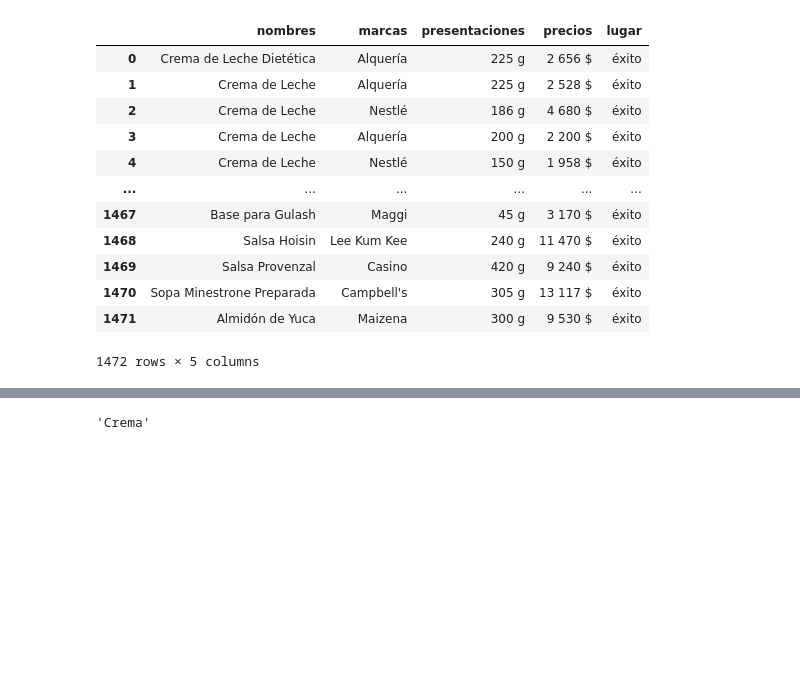
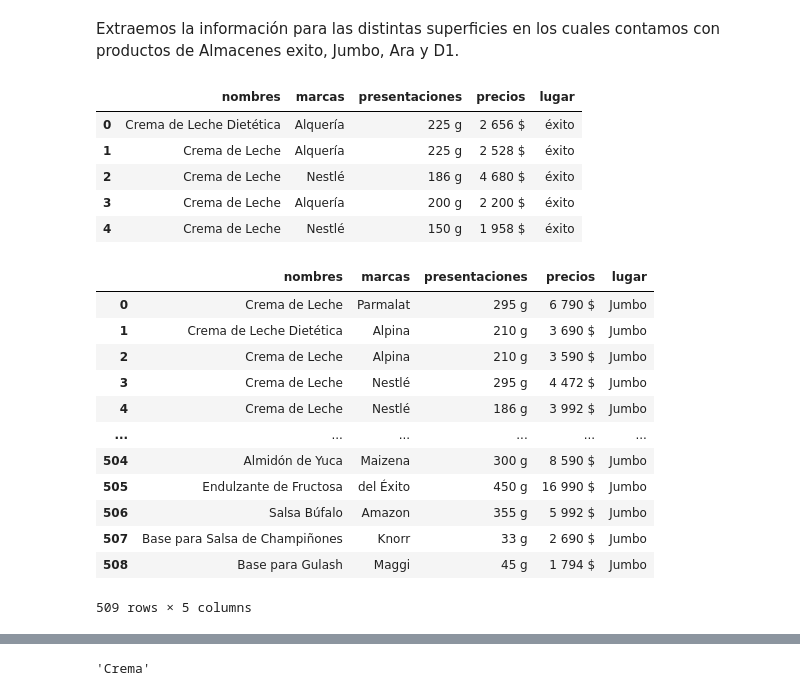
Before and after one commit to DanAndCastRod/python_DataScience, a Jupyter notebook: Listas_precios.ipynb, the cells around one changed output, grey strips where cells are left out. Drawn from its saved outputs; the diff is of its cells as text; code cells hidden in the pictures; blank space fills up the shorter version.

```diff
--- a/Listas_precios.ipynb
+++ b/Listas_precios.ipynb
@@ -2,53 +6,97 @@
 import requests
 from bs4 import BeautifulSoup
 import pandas as pd
+# %% [markdown]
+Extraemos la información para las distintas superficies en los cuales contamos con productos de Almacenes exito, Jumbo, Ara y D1.
 # %%
+#@ title Productos Exito
 nombres=[]
 marcas=[]
 presentaciones = []
 precios =[]
 lugar = []
 for i in range(1,149):
   url = 'https://losprecios.co/%C3%A9xito_t6/despensa?p={0}'
   response = requests.get(url.format(i))
 
   soup = BeautifulSoup(response.text, 'html.parser')
   conts = soup.find_all(class_='bq-cn-r')
   for cont in conts:
     cont_text = cont.find(class_='mrg-0')
     # print(cont_text)
     cont_nombre = cont_text.find(class_='eít-enl-p')
     nombre = cont_nombre.text
     marca = cont_nombre.find_next('span').find_next('span').text
     presentacion = cont.find(class_='no-lín').text
     precio = cont.find(class_='t-ed-pr').text
     nombres.append(nombre)
     marcas.append(marca)
     presentaciones.append(presentacion)
     precios.append(precio)
     lugar.append('éxito')
 
-df = pd.DataFrame({
+df1 = pd.DataFrame({
 'nombres':nombres,
 'marcas':marcas,
 'presentaciones':presentaciones,
 'precios':precios,
 'lugar':lugar
 })
+df1.head()
+# %% [output]
+|  | nombres | marcas | presentaciones | precios | lugar |
+| 0 | Crema de Leche Dietética | Alquería | 225 g | 2 656 $ | éxito |
+| 1 | Crema de Leche | Alquería | 225 g | 2 528 $ | éxito |
+| 2 | Crema de Leche | Nestlé | 186 g | 4 680 $ | éxito |
+| 3 | Crema de Leche | Alquería | 200 g | 2 200 $ | éxito |
+| 4 | Crema de Leche | Nestlé | 150 g | 1 958 $ | éxito |
-# %%
-df
-# %% [output]
-|  | nombres | marcas | presentaciones | precios | lugar |
-| 0 | Crema de Leche Dietética | Alquería | 225 g | 2 656 $ | éxito |
-| 1 | Crema de Leche | Alquería | 225 g | 2 528 $ | éxito |
-| 2 | Crema de Leche | Nestlé | 186 g | 4 680 $ | éxito |
-| 3 | Crema de Leche | Alquería | 200 g | 2 200 $ | éxito |
-| 4 | Crema de Leche | Nestlé | 150 g | 1 958 $ | éxito |
-| ... | ... | ... | ... | ... | ... |
-| 1467 | Base para Gulash | Maggi | 45 g | 3 170 $ | éxito |
-| 1468 | Salsa Hoisin | Lee Kum Kee | 240 g | 11 470 $ | éxito |
-| 1469 | Salsa Provenzal | Casino | 420 g | 9 240 $ | éxito |
-| 1470 | Sopa Minestrone Preparada | Campbell's | 305 g | 13 117 $ | éxito |
-| 1471 | Almidón de Yuca | Maizena | 300 g | 9 530 $ | éxito |
-1472 rows × 5 columns
+# %%
+#@title productos Jumbo
+url = 'https://losprecios.co/jumbo_t7/despensa?p={0}'
+nombres=[]
+marcas=[]
+presentaciones = []
+precios =[]
+lugar = []
+for i in range(1,52):
+    response = requests.get(url.format(i))
+    soup = BeautifulSoup(response.text, 'html.parser')
+
+    conts = soup.find_all(class_ = 'bq-cn-r')
+    for cont in conts:
+        cont_text = cont.find(class_='mrg-0')
+        # print(cont_text)
+        cont_nombre = cont_text.find(class_='eít-enl-p')
+        nombre = cont_nombre.text
+        marca = cont_nombre.find_next('span').find_next('span').text
+        presentacion = cont.find(class_='no-lín').text
+        precio = cont.find(class_='t-ed-pr').text
+        nombres.append(nombre)
+        marcas.append(marca)
+        presentaciones.append(presentacion)
+        precios.append(precio)
+        lugar.append('Jumbo')
+
+df2 =  pd.DataFrame({
+'nombres':nombres,
+'marcas':marcas,
+'presentaciones':presentaciones,
+'precios':precios,
+'lugar':lugar
+})
+df2
+# %% [output]
+|  | nombres | marcas | presentaciones | precios | lugar |
+| 0 | Crema de Leche | Parmalat | 295 g | 6 790 $ | Jumbo |
+| 1 | Crema de Leche Dietética | Alpina | 210 g | 3 690 $ | Jumbo |
+| 2 | Crema de Leche | Alpina | 210 g | 3 590 $ | Jumbo |
+| 3 | Crema de Leche | Nestlé | 295 g | 4 472 $ | Jumbo |
+| 4 | Crema de Leche | Nestlé | 186 g | 3 992 $ | Jumbo |
+| ... | ... | ... | ... | ... | ... |
+| 504 | Almidón de Yuca | Maizena | 300 g | 8 590 $ | Jumbo |
+| 505 | Endulzante de Fructosa | del Éxito | 450 g | 16 990 $ | Jumbo |
+| 506 | Salsa Búfalo | Amazon | 355 g | 5 992 $ | Jumbo |
+| 507 | Base para Salsa de Champiñones | Knorr | 33 g | 2 690 $ | Jumbo |
+| 508 | Base para Gulash | Maggi | 45 g | 1 794 $ | Jumbo |
+509 rows × 5 columns
 # %%
```
Also changed, not shown: parts of 23 cells of this notebook, 3 other files.
